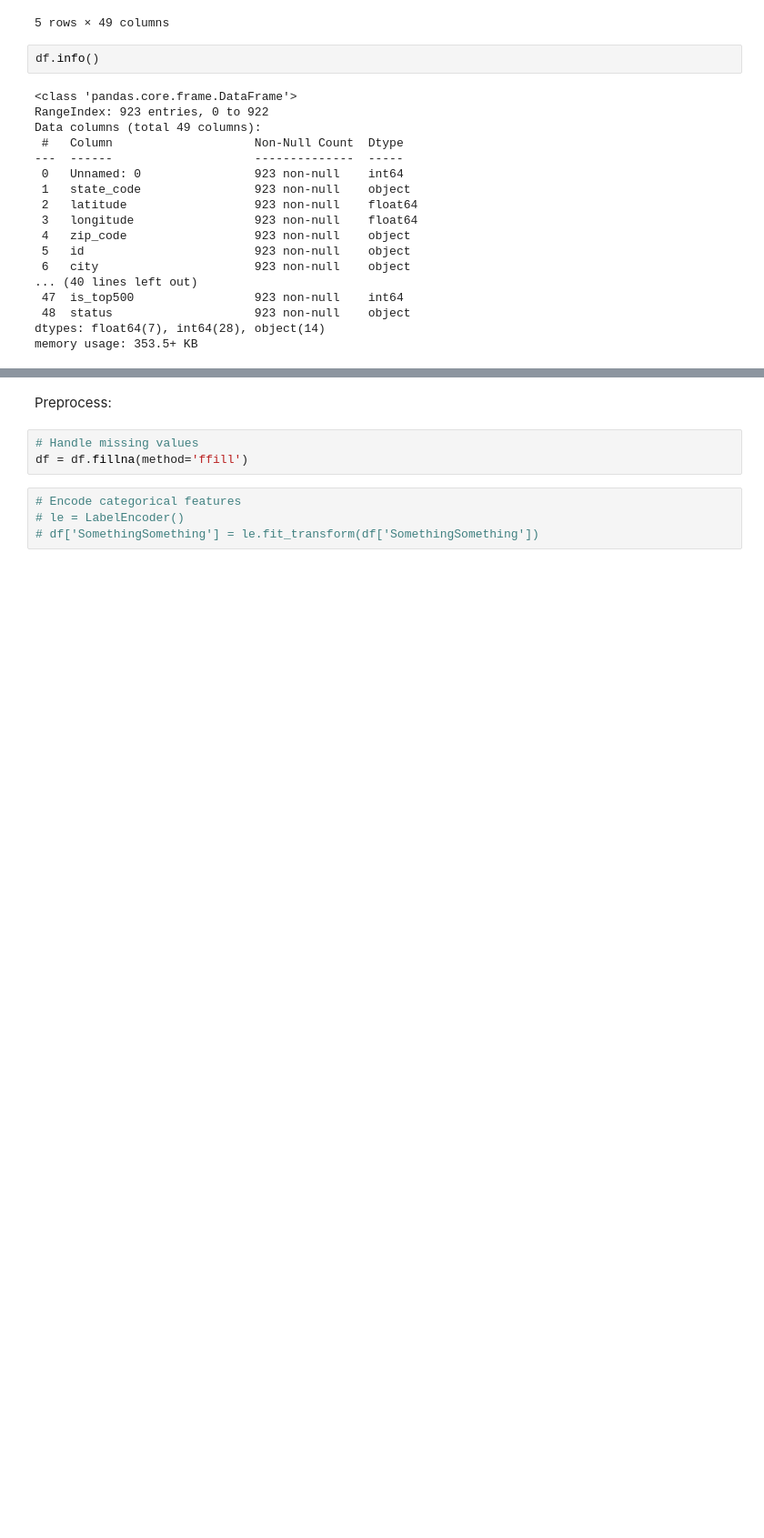
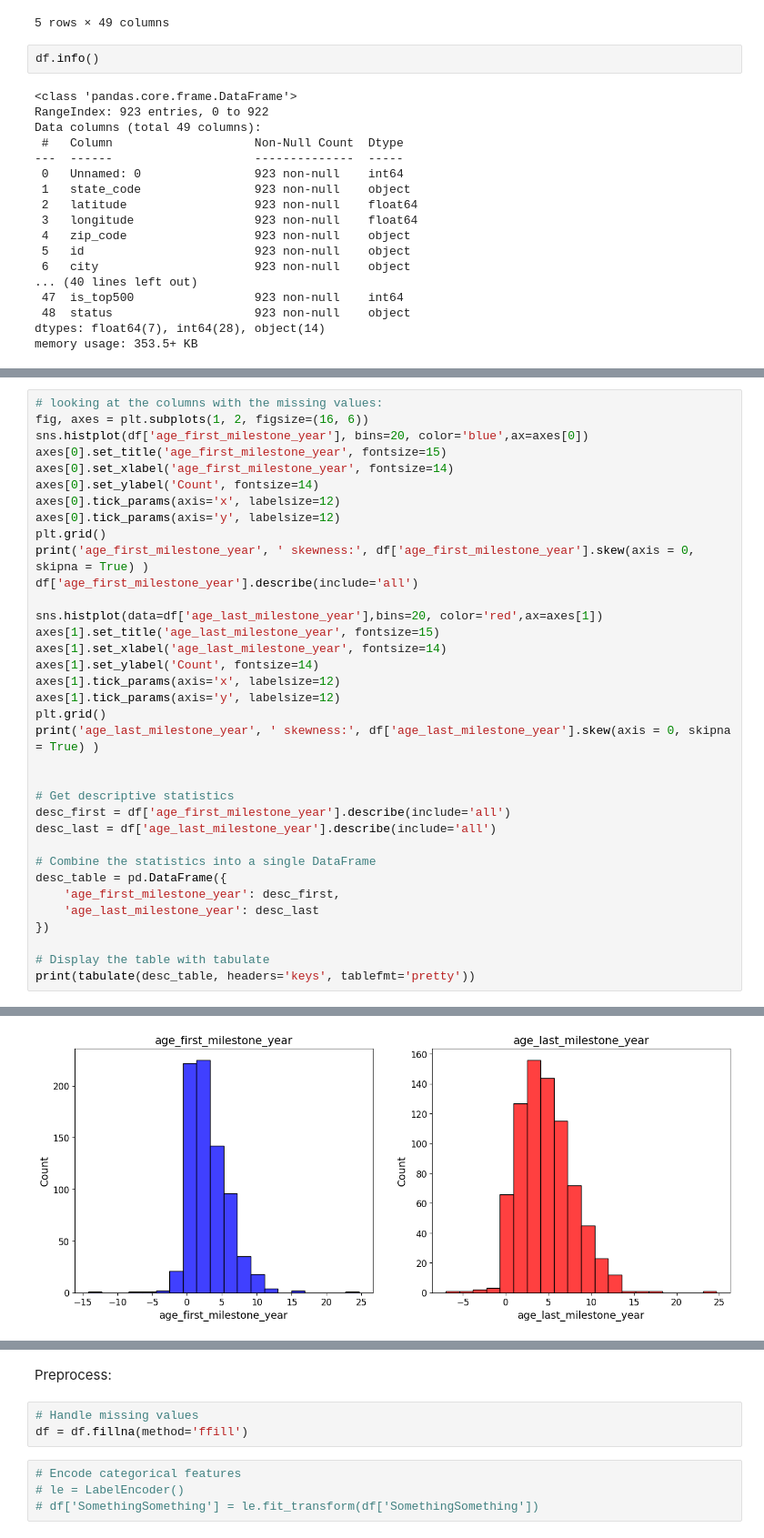
Before and after one commit to MayaVB/Applied_DS_Project, a Jupyter notebook: notebooks/EDA.ipynb, the cells around one changed output, grey strips where cells are left out. Shown at 91% size. Saved outputs shown, nothing was run; the diff lists cells and outputs as text; blank space fills up the shorter version.

```diff
--- a/notebooks/EDA.ipynb
+++ b/notebooks/EDA.ipynb
@@ -44,0 +60,36 @@ memory usage: 353.5+ KB
+# %%
+# looking at the columns with the missing values:
+fig, axes = plt.subplots(1, 2, figsize=(16, 6))
+sns.histplot(df['age_first_milestone_year'], bins=20, color='blue',ax=axes[0])
+axes[0].set_title('age_first_milestone_year', fontsize=15)
+axes[0].set_xlabel('age_first_milestone_year', fontsize=14)
+axes[0].set_ylabel('Count', fontsize=14)
+axes[0].tick_params(axis='x', labelsize=12)
+axes[0].tick_params(axis='y', labelsize=12)
+plt.grid()
+print('age_first_milestone_year', ' skewness:', df['age_first_milestone_year'].skew(axis = 0, skipna = True) )
+df['age_first_milestone_year'].describe(include='all')
+
+sns.histplot(data=df['age_last_milestone_year'],bins=20, color='red',ax=axes[1])
+axes[1].set_title('age_last_milestone_year', fontsize=15)
+axes[1].set_xlabel('age_last_milestone_year', fontsize=14)
+axes[1].set_ylabel('Count', fontsize=14)
+axes[1].tick_params(axis='x', labelsize=12)
+axes[1].tick_params(axis='y', labelsize=12)
+plt.grid()
+print('age_last_milestone_year', ' skewness:', df['age_last_milestone_year'].skew(axis = 0, skipna = True) )
+
+
+# Get descriptive statistics
+desc_first = df['age_first_milestone_year'].describe(include='all')
+desc_last = df['age_last_milestone_year'].describe(include='all')
+
+# Combine the statistics into a single DataFrame
+desc_table = pd.DataFrame({
+    'age_first_milestone_year': desc_first,
+    'age_last_milestone_year': desc_last
+})
+
+# Display the table with tabulate
+print(tabulate(desc_table, headers='keys', tablefmt='pretty'))
+# %% [output]
@@ -44,0 +110 @@ memory usage: 353.5+ KB
+[figure, added]
```
Also changed, not shown: parts of 35 cells of this notebook.
